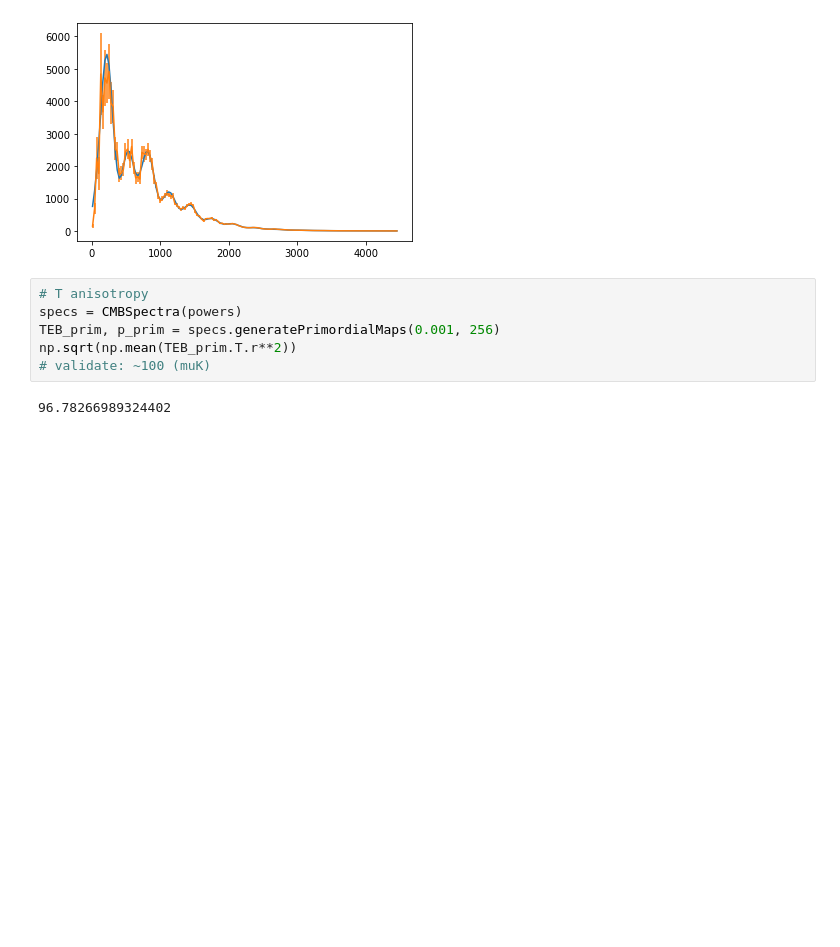
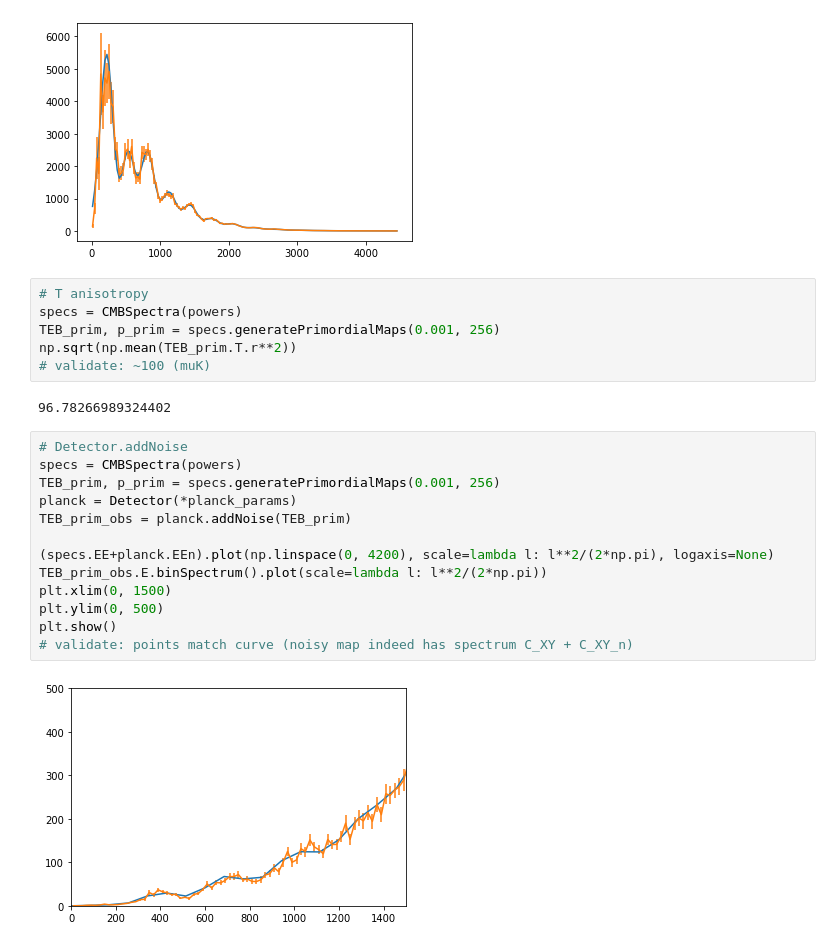
Before and after one commit to winstonyin/cmb_simulation, a Jupyter notebook: cmb_simulation.ipynb, the cells around one changed output. Cells and saved outputs as stored; diff of their text form; blank space fills up the shorter version.

Commit message:
detector noise

```diff
--- a/cmb_simulation.ipynb
+++ b/cmb_simulation.ipynb
@@ -49,3 +49,18 @@ np.sqrt(np.mean(TEB_prim.T.r**2))
 # validate: ~100 (muK)
 # %% [output]
 96.78266989324402
+# %%
+# Detector.addNoise
+specs = CMBSpectra(powers)
+TEB_prim, p_prim = specs.generatePrimordialMaps(0.001, 256)
+planck = Detector(*planck_params)
+TEB_prim_obs = planck.addNoise(TEB_prim)
+
+(specs.EE+planck.EEn).plot(np.linspace(0, 4200), scale=lambda l: l**2/(2*np.pi), logaxis=None)
+TEB_prim_obs.E.binSpectrum().plot(scale=lambda l: l**2/(2*np.pi))
+plt.xlim(0, 1500)
+plt.ylim(0, 500)
+plt.show()
+# validate: points match curve (noisy map indeed has spectrum C_XY + C_XY_n)
+# %% [output]
+[figure, added]
```
Also changed, not shown: 1 other file.
